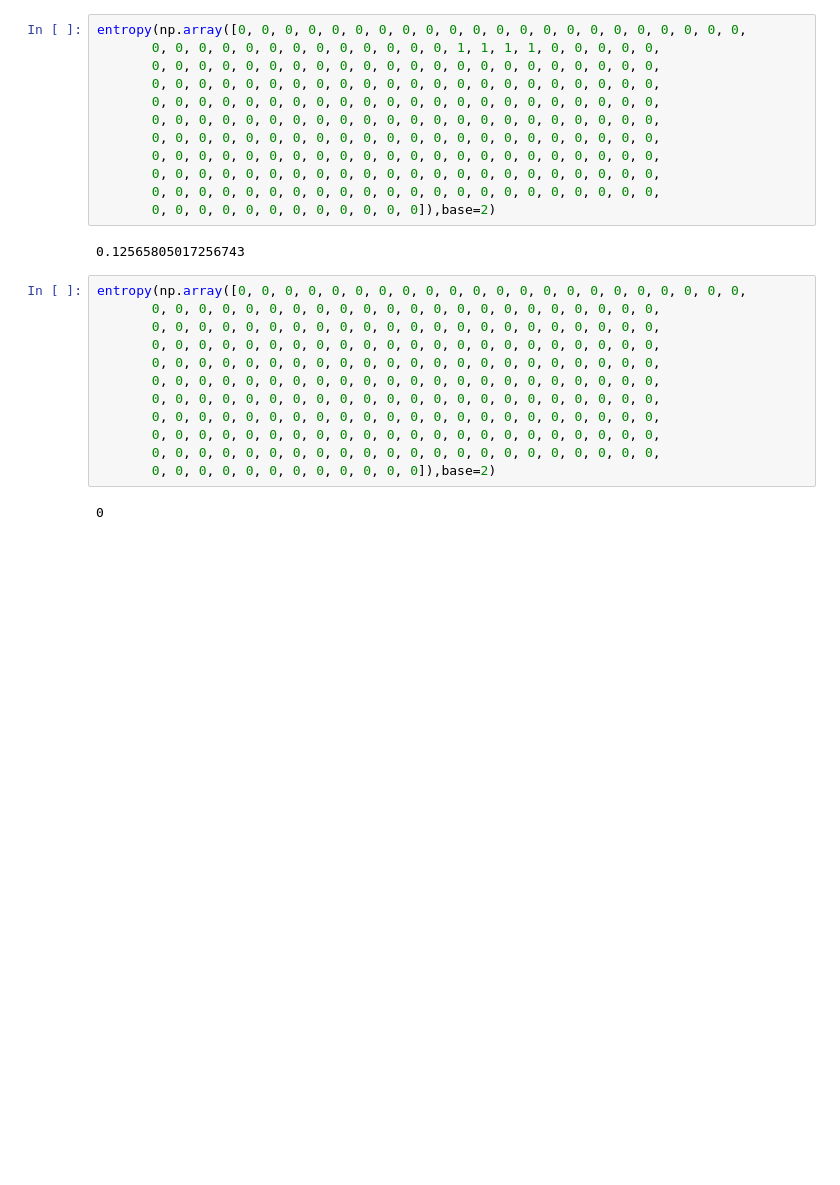
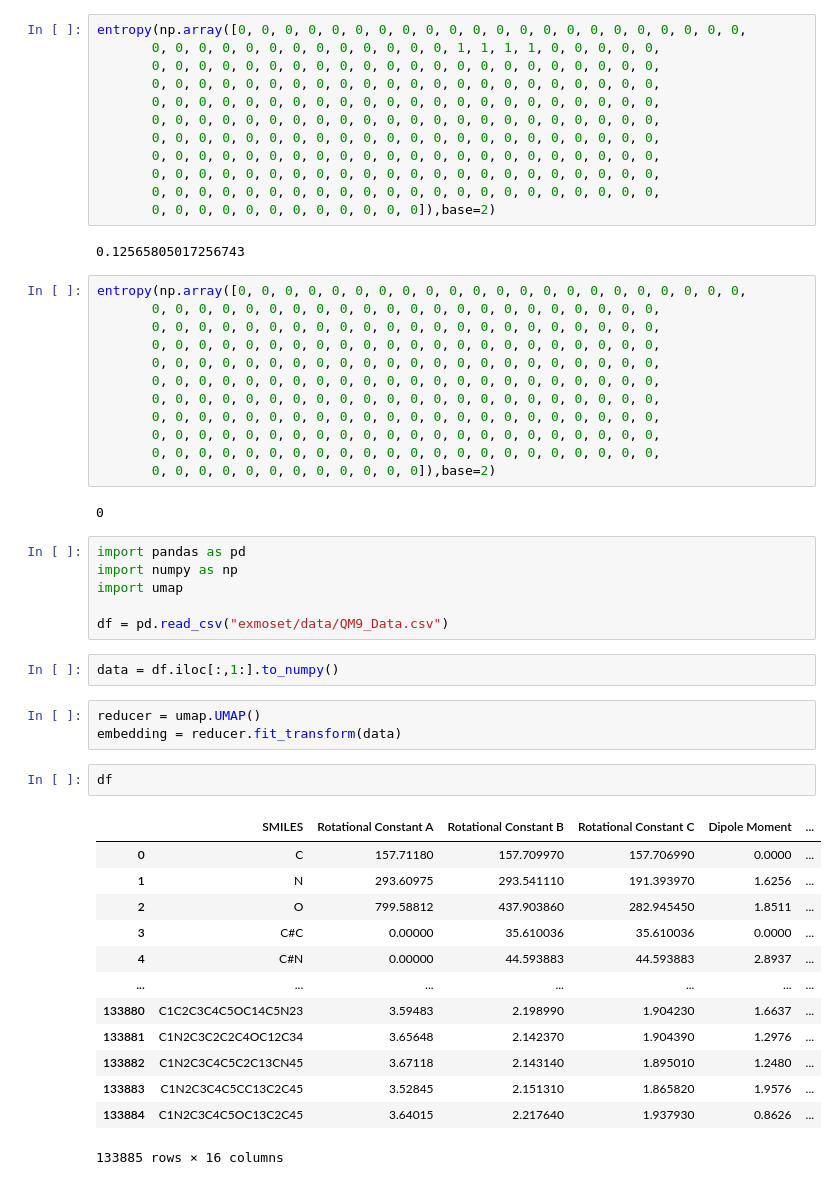
Before and after one commit to acmater/exmoset, a Jupyter notebook: Testing.ipynb, the cells around one changed output. Saved outputs shown, nothing was run; the diff lists cells and outputs as text; blank space fills up the shorter version.

```diff
--- a/Testing.ipynb
+++ b/Testing.ipynb
@@ -138,3 +138,30 @@ entropy(np.array([0, 0, 0, 0, 0, 0, 0, 0, 0, 0, 0, 0, 0, 0, 0, 0, 0, 0, 0, 0, 0,
        0, 0, 0, 0, 0, 0, 0, 0, 0, 0, 0, 0]),base=2)
 # %% [output]
 0
+# %%
+import pandas as pd
+import numpy as np
+import umap
+
+df = pd.read_csv("exmoset/data/QM9_Data.csv")
+# %%
+data = df.iloc[:,1:].to_numpy()
+# %%
+reducer = umap.UMAP()
+embedding = reducer.fit_transform(data)
+# %%
+df
+# %% [output]
+|  | SMILES | Rotational Constant A | Rotational Constant B | Rotational Constant C | Dipole Moment | ... |
+| 0 | C | 157.71180 | 157.709970 | 157.706990 | 0.0000 | ... |
+| 1 | N | 293.60975 | 293.541110 | 191.393970 | 1.6256 | ... |
+| 2 | O | 799.58812 | 437.903860 | 282.945450 | 1.8511 | ... |
+| 3 | C#C | 0.00000 | 35.610036 | 35.610036 | 0.0000 | ... |
+| 4 | C#N | 0.00000 | 44.593883 | 44.593883 | 2.8937 | ... |
+| ... | ... | ... | ... | ... | ... | ... |
+| 133880 | C1C2C3C4C5OC14C5N23 | 3.59483 | 2.198990 | 1.904230 | 1.6637 | ... |
+| 133881 | C1N2C3C2C2C4OC12C34 | 3.65648 | 2.142370 | 1.904390 | 1.2976 | ... |
+| 133882 | C1N2C3C4C5C2C13CN45 | 3.67118 | 2.143140 | 1.895010 | 1.2480 | ... |
+| 133883 | C1N2C3C4C5CC13C2C45 | 3.52845 | 2.151310 | 1.865820 | 1.9576 | ... |
+| 133884 | C1N2C3C4C5OC13C2C45 | 3.64015 | 2.217640 | 1.937930 | 0.8626 | ... |
+133885 rows × 16 columns
```
Also changed, not shown: parts of 3 cells of this notebook, 4 other files.
